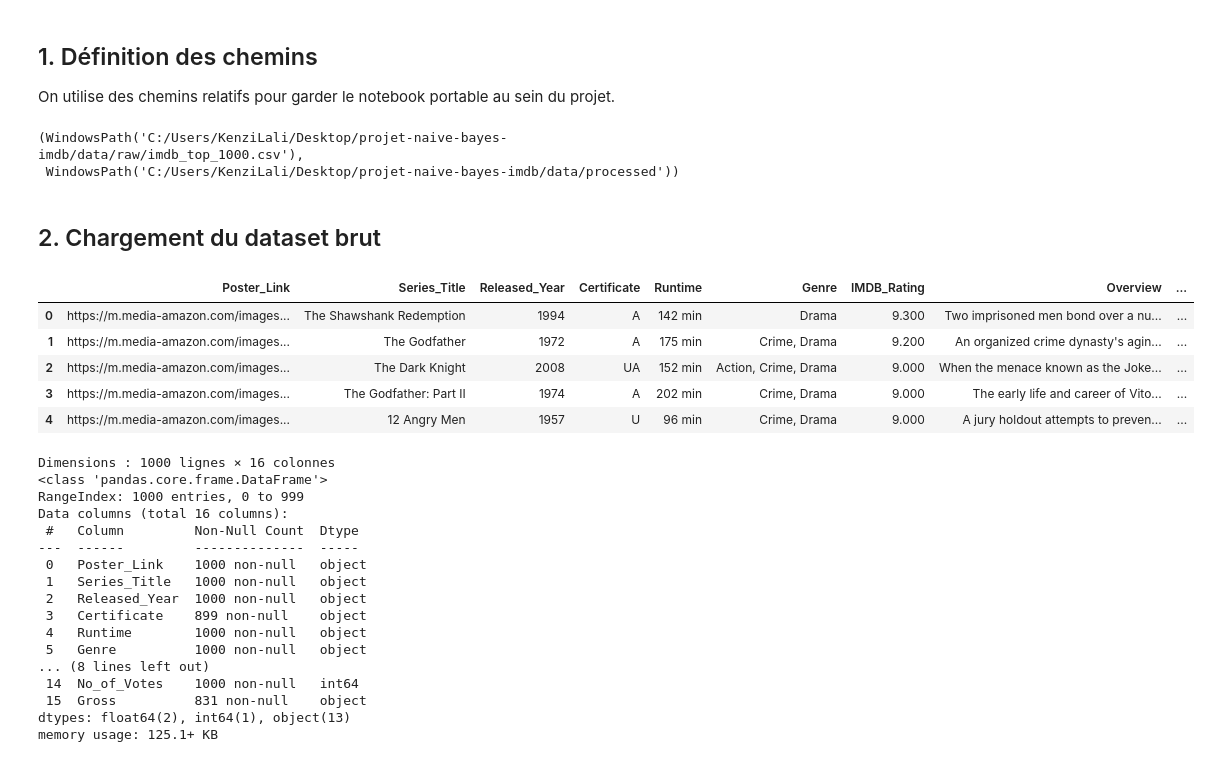
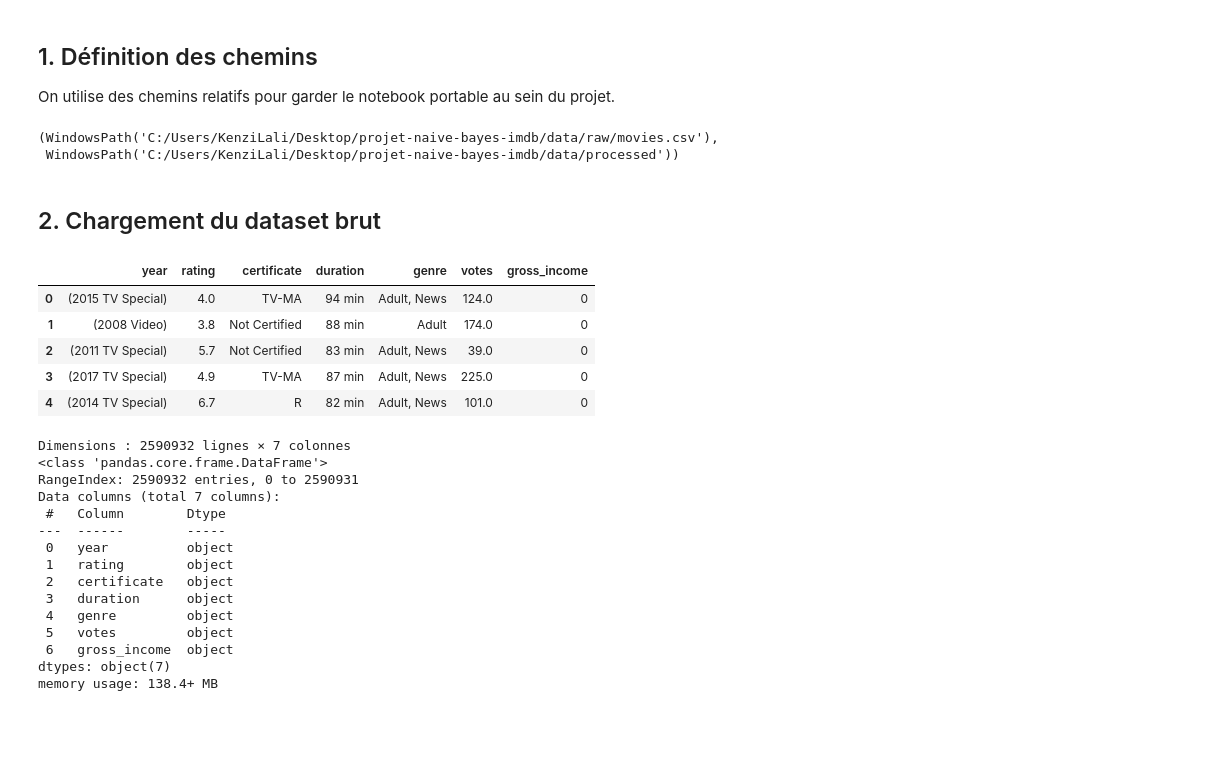
Before and after one commit to kenzi0228/imdb-genre-classification, a Jupyter notebook: notebooks/01_preparation_donnees_imdb_raw_to_processed.ipynb, the cells around one changed output. Drawn from its saved outputs; the diff is of its cells as text; code cells hidden in the pictures; blank space fills up the shorter version.

```diff
--- a/notebooks/01_preparation_donnees_imdb_raw_to_processed.ipynb
+++ b/notebooks/01_preparation_donnees_imdb_raw_to_processed.ipynb
@@ -36,9 +31,9 @@ Le notebook est donc conçu pour être placé dans `notebooks/`.
 from pathlib import Path
 import pandas as pd
 import numpy as np
+import matplotlib.pyplot as plt
 
-pd.set_option("display.max_columns", None)
-pd.set_option("display.max_rows", 100)
+pd.set_option("display.max_columns", 50)
 pd.set_option("display.float_format", lambda x: f"{x:,.3f}")
 # %% [markdown]
 ## 1. Définition des chemins
@@ -46,45 +41,59 @@ pd.set_option("display.float_format", lambda x: f"{x:,.3f}")
 On utilise des chemins relatifs pour garder le notebook portable au sein du projet.
 # %%
 PROJECT_ROOT = Path.cwd().resolve().parent
-RAW_PATH = PROJECT_ROOT / "data" / "raw" / "imdb_top_1000.csv"
+RAW_PATH = PROJECT_ROOT / "data" / "raw" / "movies.csv"
 PROCESSED_DIR = PROJECT_ROOT / "data" / "processed"
 PROCESSED_DIR.mkdir(parents=True, exist_ok=True)
 
 RAW_PATH, PROCESSED_DIR
 # %% [output]
-(WindowsPath('C:/Users/KenziLali/Desktop/projet-naive-bayes-imdb/data/raw/imdb_top_1000.csv'),
+(WindowsPath('C:/Users/KenziLali/Desktop/projet-naive-bayes-imdb/data/raw/movies.csv'),
  WindowsPath('C:/Users/KenziLali/Desktop/projet-naive-bayes-imdb/data/processed'))
 # %% [markdown]
 ## 2. Chargement du dataset brut
 # %%
-df_raw = pd.read_csv(RAW_PATH)
+columns_to_use = [
+    "year",
+    "rating",
+    "certificate",
+    "duration",
+    "genre",
+    "votes",
+    "gross_income"
+]
+
+df_raw = pd.read_csv(
+    RAW_PATH,
+    usecols=columns_to_use,
+    dtype={col: "object" for col in columns_to_use},
+    low_memory=True
+)
+
 df_raw.head()
 # %% [output]
-|  | Poster_Link | Series_Title | Released_Year | Certificate | Runtime | Genre | IMDB_Rating | Overview | ... |
-| 0 | https://m.media-amazon.com/images... | The Shawshank Redemption | 1994 | A | 142 min | Drama | 9.300 | Two imprisoned men bond over a nu... | ... |
-| 1 | https://m.media-amazon.com/images... | The Godfather | 1972 | A | 175 min | Crime, Drama | 9.200 | An organized crime dynasty's agin... | ... |
-| 2 | https://m.media-amazon.com/images... | The Dark Knight | 2008 | UA | 152 min | Action, Crime, Drama | 9.000 | When the menace known as the Joke... | ... |
-| 3 | https://m.media-amazon.com/images... | The Godfather: Part II | 1974 | A | 202 min | Crime, Drama | 9.000 | The early life and career of Vito... | ... |
-| 4 | https://m.media-amazon.com/images... | 12 Angry Men | 1957 | U | 96 min | Crime, Drama | 9.000 | A jury holdout attempts to preven... | ... |
+|  | year | rating | certificate | duration | genre | votes | gross_income |
+| 0 | (2015 TV Special) | 4.0 | TV-MA | 94 min | Adult, News | 124.0 | 0 |
+| 1 | (2008 Video) | 3.8 | Not Certified | 88 min | Adult | 174.0 | 0 |
+| 2 | (2011 TV Special) | 5.7 | Not Certified | 83 min | Adult, News | 39.0 | 0 |
+| 3 | (2017 TV Special) | 4.9 | TV-MA | 87 min | Adult, News | 225.0 | 0 |
+| 4 | (2014 TV Special) | 6.7 | R | 82 min | Adult, News | 101.0 | 0 |
 # %%
 print(f"Dimensions : {df_raw.shape[0]} lignes × {df_raw.shape[1]} colonnes")
 df_raw.info()
 # %% [output]
-Dimensions : 1000 lignes × 16 colonnes
+Dimensions : 2590932 lignes × 7 colonnes
 <class 'pandas.core.frame.DataFrame'>
-RangeIndex: 1000 entries, 0 to 999
-Data columns (total 16 columns):
- #   Column         Non-Null Count  Dtype
----  ------         --------------  -----
- 0   Poster_Link    1000 non-null   object
- 1   Series_Title   1000 non-null   object
- 2   Released_Year  1000 non-null   object
- 3   Certificate    899 non-null    object
- 4   Runtime        1000 non-null   object
- 5   Genre          1000 non-null   object
-... (8 lines left out)
- 14  No_of_Votes    1000 non-null   int64
- 15  Gross          831 non-null    object
-dtypes: float64(2), int64(1), object(13)
-memory usage: 125.1+ KB
+RangeIndex: 2590932 entries, 0 to 2590931
+Data columns (total 7 columns):
+ #   Column        Dtype
+---  ------        -----
+ 0   year          object
+ 1   rating        object
+ 2   certificate   object
+ 3   duration      object
+ 4   genre         object
+ 5   votes         object
+ 6   gross_income  object
+dtypes: object(7)
+memory usage: 138.4+ MB
 # %% [markdown]
```
Also changed, not shown: parts of 66 cells of this notebook, 2 other files.
